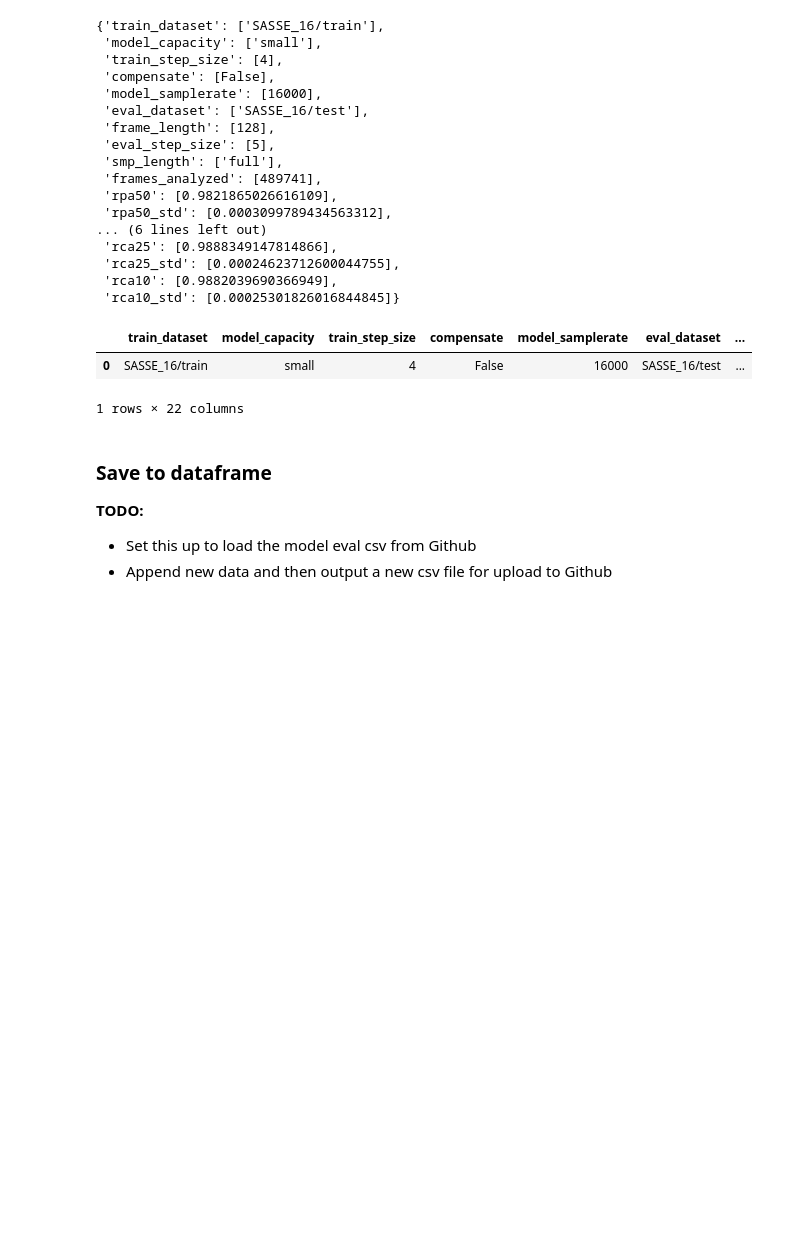
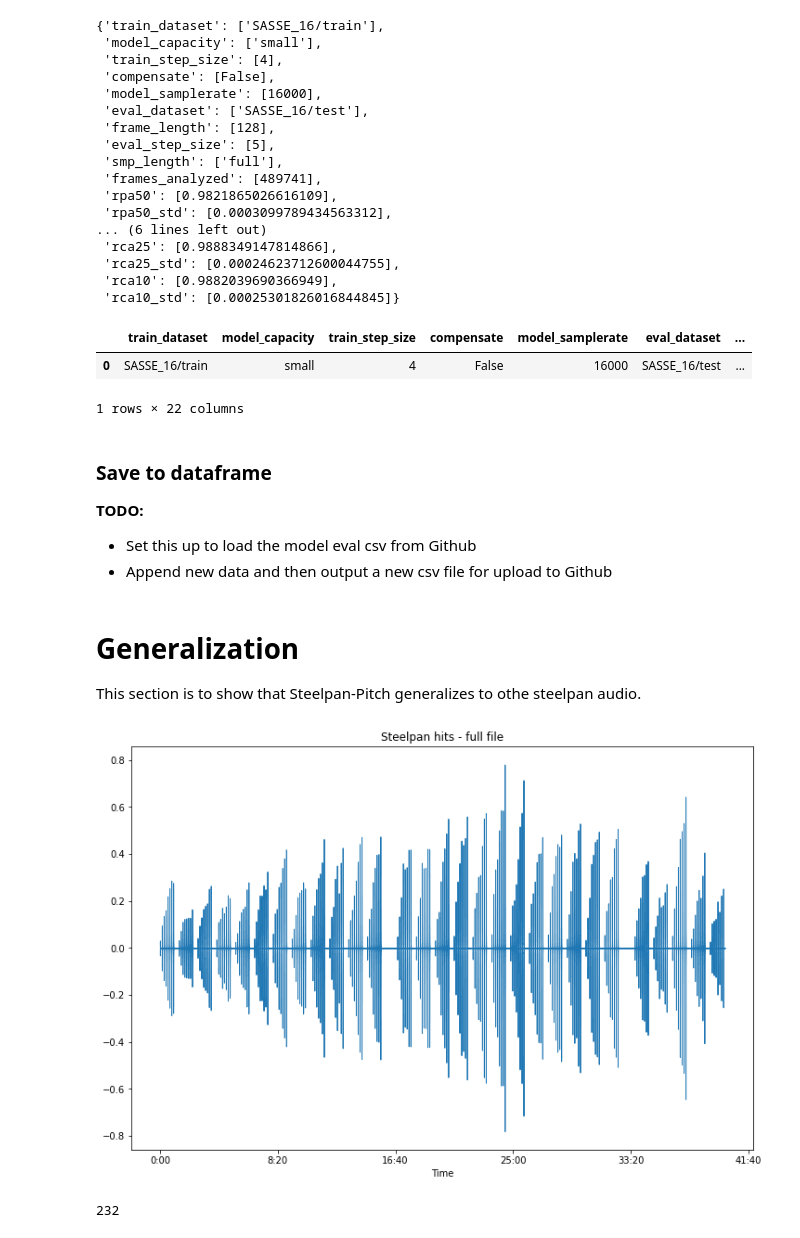
Before and after one commit to malloyca/steelpan-pitch-private, a Jupyter notebook: onset-pitch/steelpan_onset.ipynb, the cells around one changed output. Saved outputs shown, nothing was run; the diff lists cells and outputs as text; code cells hidden in the pictures; blank space fills up the shorter version.

Commit message:
Set up demo of generalization using other steelpan audio samples

```diff
--- a/onset-pitch/steelpan_onset.ipynb
+++ b/onset-pitch/steelpan_onset.ipynb
@@ -1897,3 +1904,19 @@ model_eval_df.to_csv('steelpan_pitch_onset_model_eval.csv')
 # %%
 pd.DataFrame.from_dict(model.history.history).to_csv(
     f'steelpan_onset_size-{model_size}_compensate-{compensate}_samplerate-{samplerate}_frame_size-{frame_size}_history.csv', index=False)
+# %% [markdown]
+# Generalization
+
+This section is to show that Steelpan-Pitch generalizes to othe steelpan audio.
+# %%
+sr = 16000
+andy_narell_full_audio, _ = librosa.load('/content/Andy Narell Tenor Pan 1.wav', sr=sr)
+# %%
+# plot the audio file
+fig, ax = plt.subplots(figsize=(12,8))
+display.waveshow(andy_narell_full_audio, sr=sr, ax=ax)
+ax.set(title='Steelpan hits - full file')
+
+plt.show()
+# %% [output]
+[figure, added]
@@ -1899,0 +1927,4 @@ pd.DataFrame.from_dict(model.history.history).to_csv(
+# %%
+print(len(non_mute_sections))
+# %% [output]
+232
```
Also changed, not shown: parts of 10 cells of this notebook.
